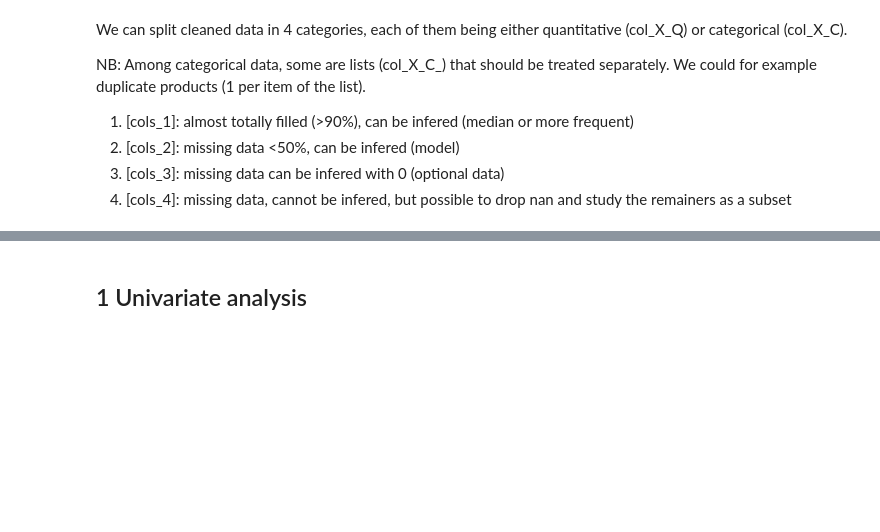
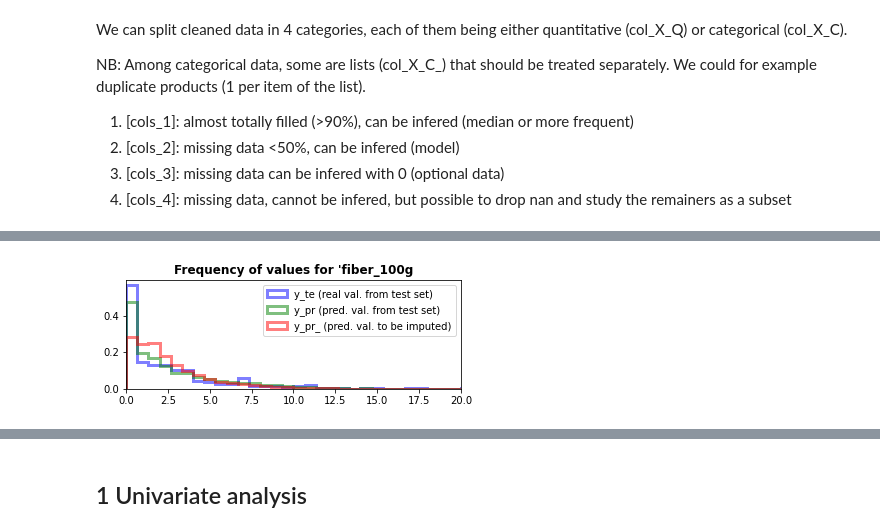
Before and after one commit to SmellyArmure/OC_DS_Project3, a Jupyter notebook: NOTEBOOKS/P3_Analysis.ipynb, the cells around one changed output, grey strips where cells are left out. Cells and saved outputs as stored; diff of their text form; code cells hidden in the pictures; blank space fills up the shorter version.

```diff
--- a/NOTEBOOKS/P3_Analysis.ipynb
+++ b/NOTEBOOKS/P3_Analysis.ipynb
@@ -212,0 +174,10 @@ res
+# %%
+## Data Processing
+# most correlated features (see pearson_corr matrix below)
+vars_knn = ['carbohydrates_100g', 'nutriscore', 'energy_kj_100g']
+# all data with no nan
+df_knn = df[vars_knn+['fiber_100g']].dropna(how='any')
+data = df_knn.values
+X_sc = StandardScaler().fit_transform(data[:,:-1])
+y = data[:,-1]
+X_sc_tr, X_sc_te, y_tr, y_te = train_test_split(X_sc, y, test_size=0.2)
@@ -217,0 +223,5 @@ joblib.dump((gsCV, res),'/content/gsCV_res.pkl')
+# %%
+## Predicting test set with the model
+y_pr = gsCV.predict(X_sc_te)
+# checking predictions <0
+print((y_pr<0).sum()) # neg 44393 , pos 23663
@@ -217,0 +268,25 @@ joblib.dump((gsCV, res),'/content/gsCV_res.pkl')
+# %%
+## Imputation using knn predictions
+# Predicting missing values in 'fiber_100g'
+df_miss = df.loc[df['fiber_100g'].isna(), vars_knn]
+data = df_miss.values
+X_sc = StandardScaler().fit_transform(data)
+y_pr_ = gsCV.predict(X_sc)
+# Plotting dispersion of data to be imputed
+bins = plt.hist(y_te, alpha=0.5, color='b', bins=150, density=True,
+                histtype='step', lw=3, label='y_te (real val. from test set)')[1]
+ax=plt.gca()
+ax.hist(y_pr, alpha=0.5,color='g', bins=bins, density=True,
+        histtype='step', lw=3, label='y_pr (pred. val. from test set)');
+ax.hist(y_pr_, alpha=0.5, color='r', bins=bins, density=True,
+        histtype='step', lw=3, label='y_pr_ (pred. val. to be imputed)');
+ax.set(xlim=(0,20))
+ax.legend(loc=1)
+plt.title("Frequency of values for 'fiber_100g",
+          fontweight='bold', fontsize=12)
+plt.gcf().set_size_inches(6,2)
+plt.show()
+# Imputing values
+df.loc[df_miss.index, 'fiber_100g'] = y_pr_
+# %% [output]
+[figure, added]
```
Also changed, not shown: parts of 69 cells of this notebook, 8 other files.
